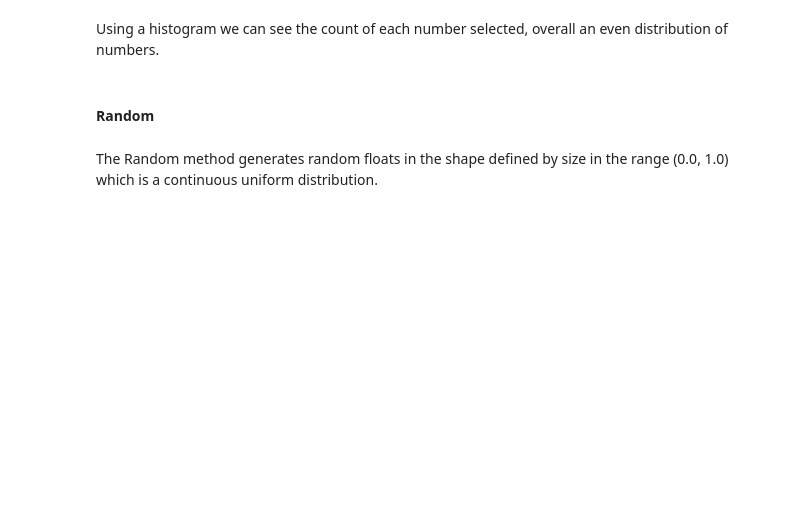
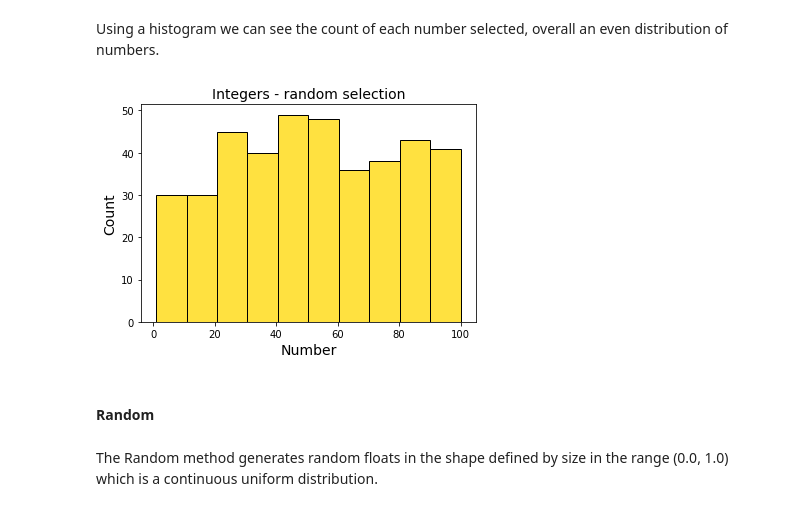
Before and after one commit to Michelleoc/programming-for-data-analysis-assignment, a Jupyter notebook: numpy-random-assignment.ipynb, the cells around one changed output. Saved outputs shown, nothing was run; the diff lists cells and outputs as text; code cells hidden in the pictures; blank space fills up the shorter version.

```diff
--- a/numpy-random-assignment.ipynb
+++ b/numpy-random-assignment.ipynb
@@ -175,8 +134,13 @@ Using a histogram we can see the count of each number selected, overall an even
 # %%
 rng = np.random.default_rng()
 x = rng.integers(1, 100, size=(400), endpoint=True)
 sns.histplot(x, color="gold")
+plt.title('Integers - random selection', size=14)
+plt.xlabel('Number', size=14)
+plt.ylabel('Count', size=14)
 plt.show()
+# %% [output]
+[figure, added]
 # %% [markdown]
 #### Random
 # %% [markdown]
```
Also changed, not shown: parts of 93 cells of this notebook, 4 other files.
